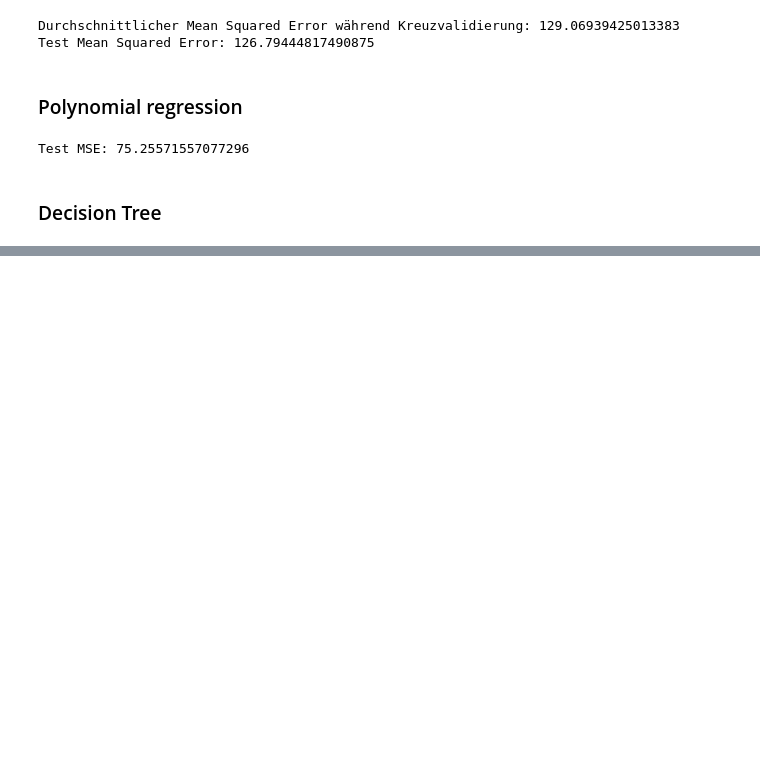
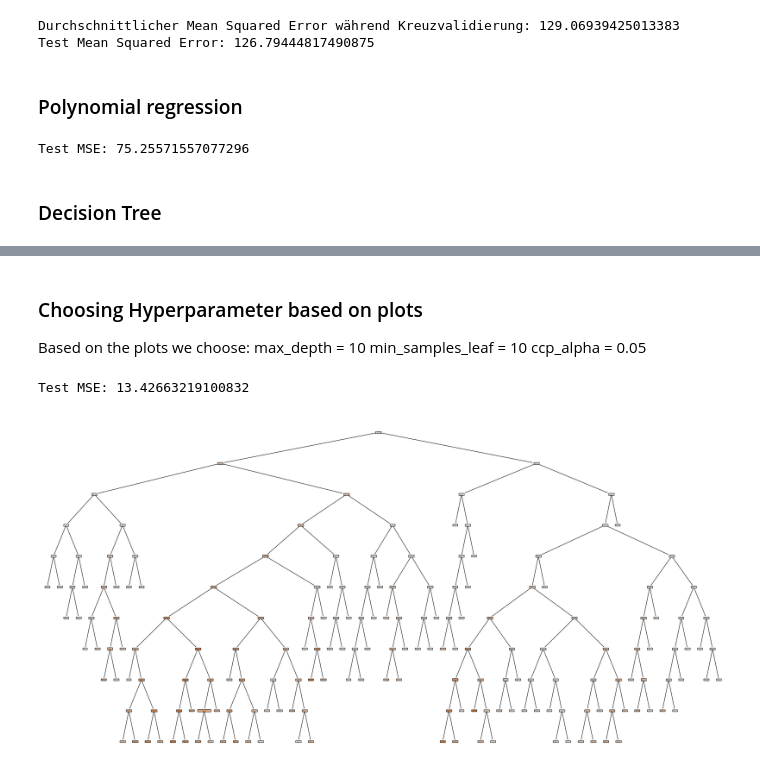
Before and after one commit to emitterl/AA-project-team-6, a Jupyter notebook: src/ML Model/ML_models.ipynb, the cells around one changed output, grey strips where cells are left out. Drawn from its saved outputs; the diff is of its cells as text; code cells hidden in the pictures; blank space fills up the shorter version.

Commit message:
neue Hyperparameter wahl

```diff
--- a/src/ML Model/ML_models.ipynb
+++ b/src/ML Model/ML_models.ipynb
@@ -147,0 +178,29 @@ Test MSE: 17.966559934618147
+# %% [markdown]
+### Choosing Hyperparameter based on plots
+
+Based on the plots we choose:
+max_depth = 10
+min_samples_leaf = 10
+ccp_alpha = 0.05
+# %%
+tree_regressor = DecisionTreeRegressor(max_depth=10, min_samples_leaf=10, ccp_alpha=0.05, random_state=42)
+
+# Trainieren des Modells mit den Trainingsdaten
+tree_regressor.fit(X_train, y_train)
+
+# Vorhersagen auf den Testdaten machen
+y_pred = tree_regressor.predict(X_test)
+
+# Bewertung auf den Testdaten
+test_mse = mean_squared_error(y_test, y_pred)
+print("Test MSE:", test_mse)
+
+# Visualisierung des Baumes
+plt.figure(figsize=(30, 15))
+plot_tree(tree_regressor, feature_names=X.columns, filled=True)
+plt.savefig('../../decision_tree.svg', format='svg')
+plt.show()
+plt.close()
+# %% [output]
+Test MSE: 13.42663219100832
+[figure, added]
```
Also changed, not shown: parts of 3 cells of this notebook, 1 other file.
